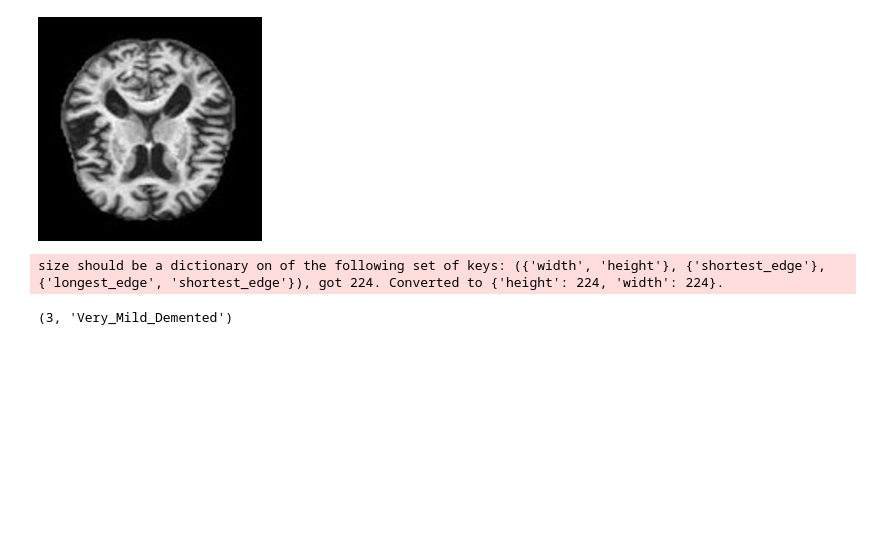
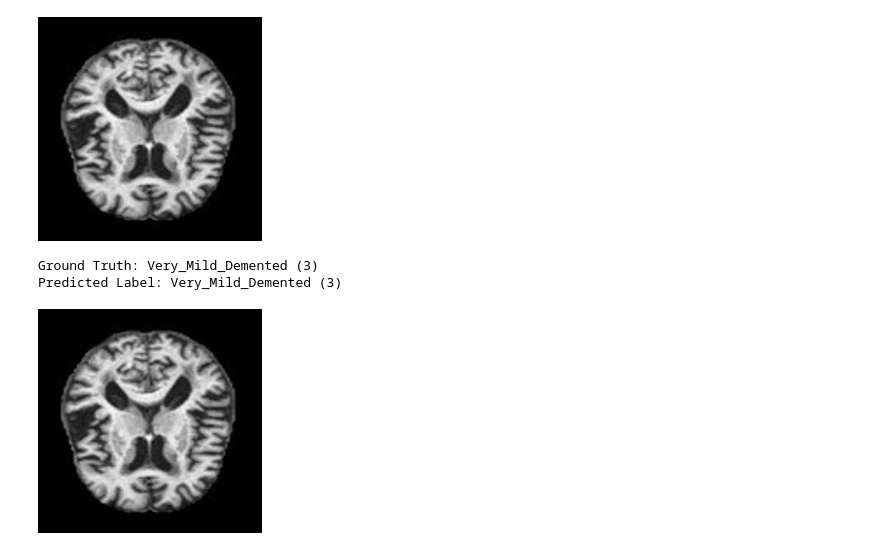
Before and after one commit to rmezapi/dementia_vit, a Jupyter notebook: Dementia_ViT.ipynb, the cells around one changed output. Cells and saved outputs as stored; diff of their text form; code cells hidden in the pictures; blank space fills up the shorter version.

```diff
--- a/Dementia_ViT.ipynb
+++ b/Dementia_ViT.ipynb
@@ -407,12 +359,15 @@ Ground Truth: Very_Mild_Demented (3)
 # %%
 # check the model output
 image = image.convert("RGB")
 inputs = features(image, return_tensors="pt").to(device)
 with torch.no_grad():
   outputs = model(**inputs).logits
 
 predicted_label = torch.argmax(outputs).item()
-predicted_label, labels[predicted_label]
+print(f"Ground Truth: {labels[ground_truth]} ({ground_truth})")
+print(f"Predicted Label: {labels[predicted_label]} ({predicted_label})")
+image
 # %% [output]
-size should be a dictionary on of the following set of keys: ({'width', 'height'}, {'shortest_edge'}, {'longest_edge', 'shortest_edge'}), got 224. Converted to {'height': 224, 'width': 224}.
+Ground Truth: Very_Mild_Demented (3)
+Predicted Label: Very_Mild_Demented (3)
-(3, 'Very_Mild_Demented')
+[figure, added]
```
Also changed, not shown: parts of 11 cells of this notebook.
